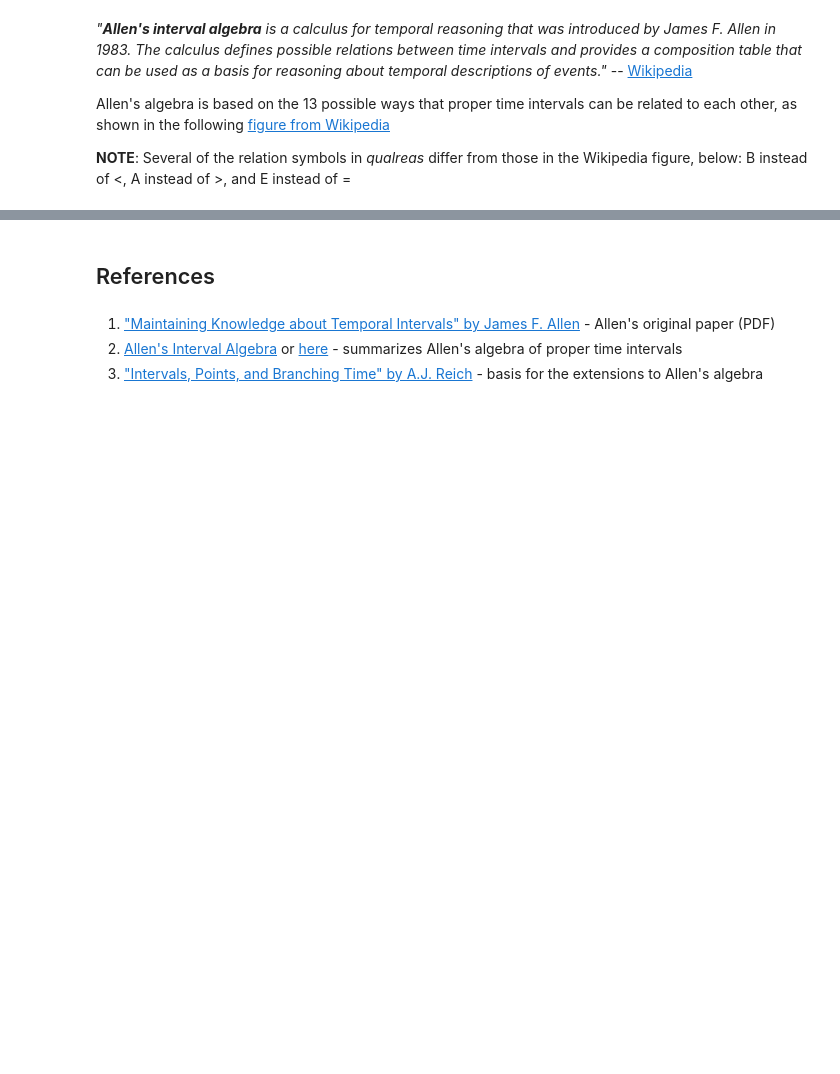
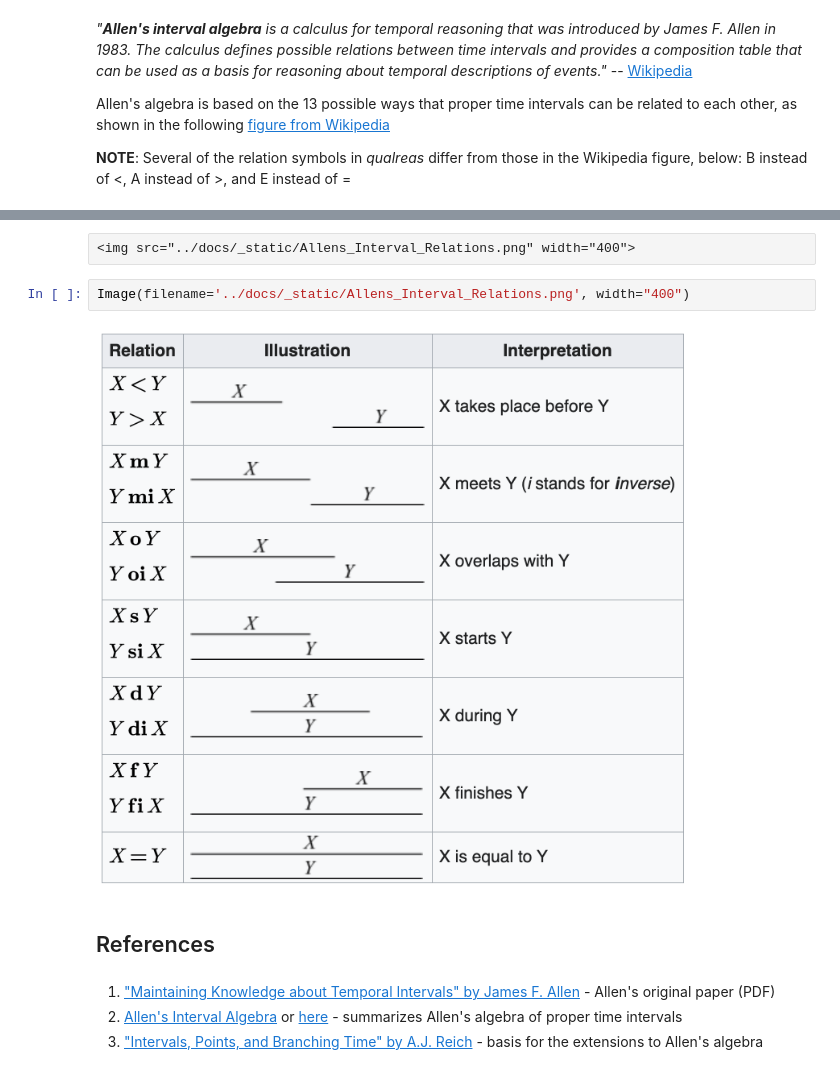
Before and after one commit to alreich/qualreas, a Jupyter notebook: Notebooks/Allens_Interval_Algebra.ipynb, the cells around one changed output, grey strips where cells are left out. Cells and saved outputs as stored; diff of their text form; blank space fills up the shorter version.

Commit message:
yet another image/rst experiment

```diff
--- a/Notebooks/Allens_Interval_Algebra.ipynb
+++ b/Notebooks/Allens_Interval_Algebra.ipynb
@@ -11,3 +11,9 @@ Allen's algebra is based on the 13 possible ways that proper time intervals can
+# %% [raw]
+<img src="../docs/_static/Allens_Interval_Relations.png" width="400">
+# %%
+Image(filename='../docs/_static/Allens_Interval_Relations.png', width="400")
+# %% [output]
+[figure, added]
 # %% [markdown]
 ## References
 # %% [markdown]
```
Also changed, not shown: parts of 2 cells of this notebook, 2 other files.
